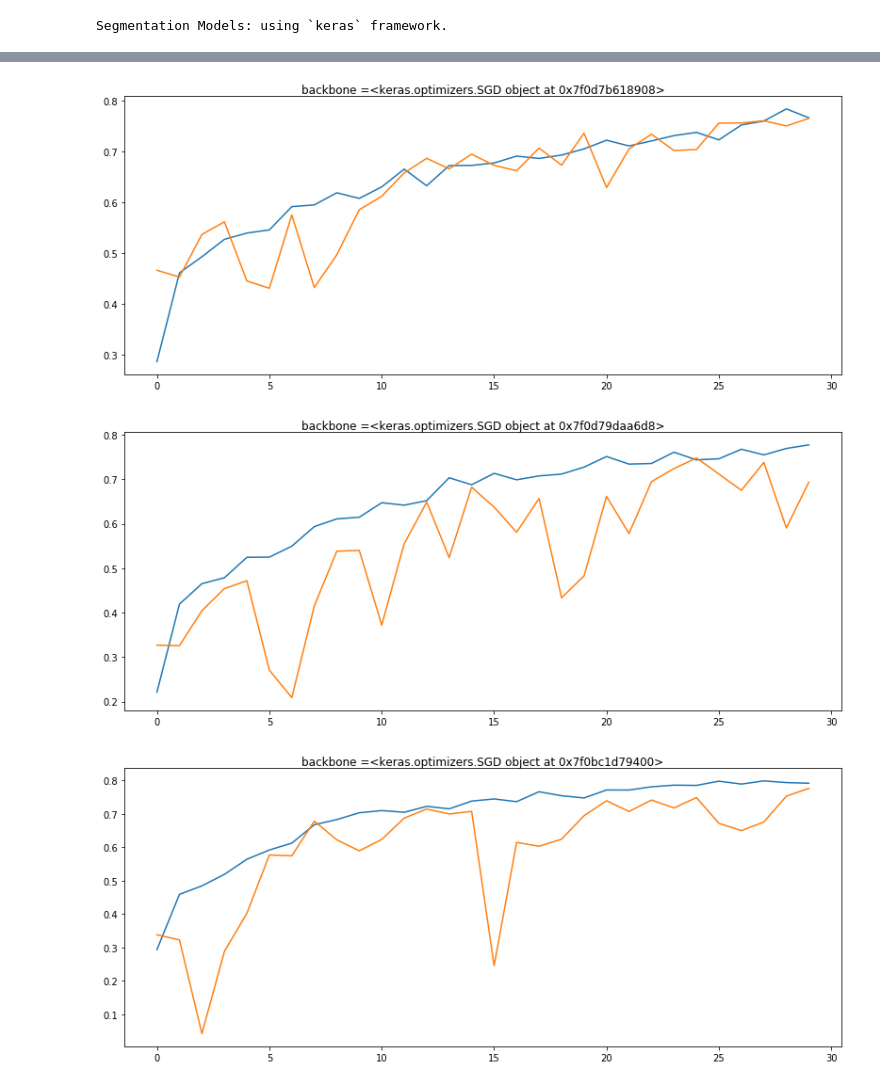
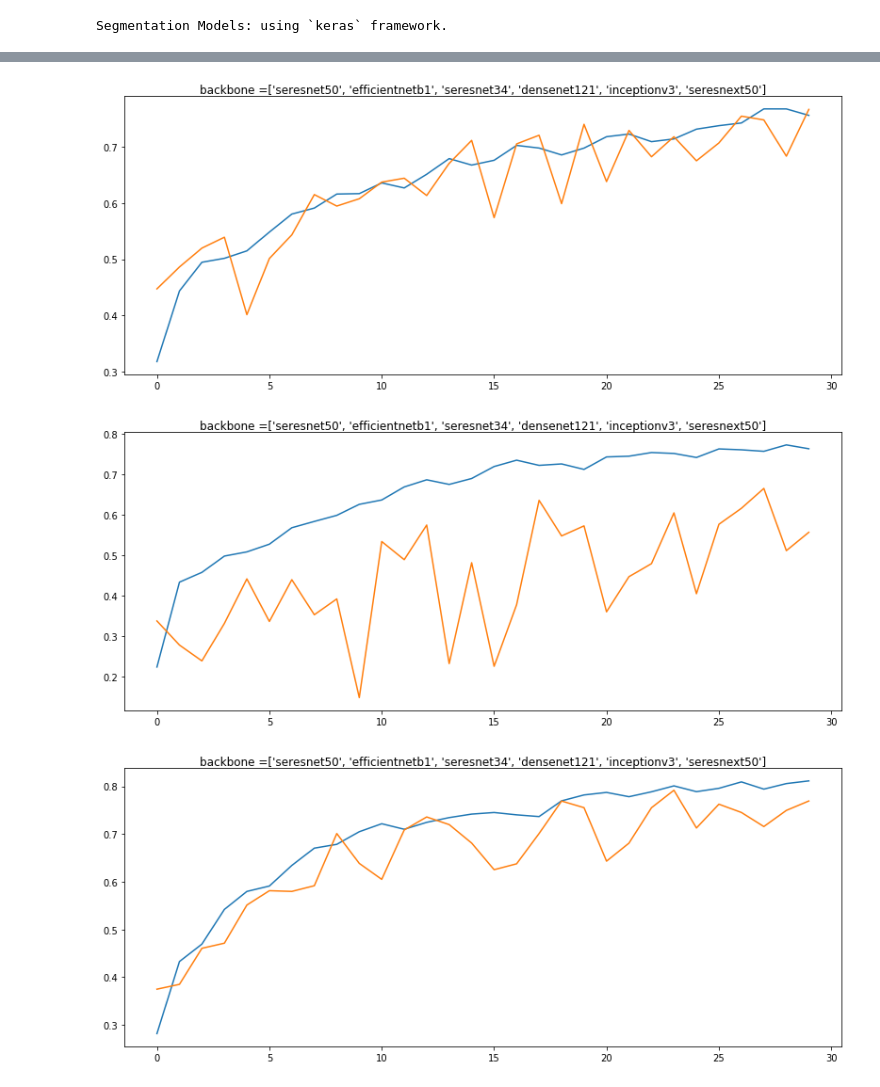
Before and after one commit to fambargh/evaluate, a Jupyter notebook: segmentation_backbone.ipynb, the cells around one changed output, grey strips where cells are left out. Saved outputs shown, nothing was run; the diff lists cells and outputs as text; code cells hidden in the pictures.

```diff
--- a/segmentation_backbone.ipynb
+++ b/segmentation_backbone.ipynb
@@ -378,7 +380,42 @@ from matplotlib import pyplot
 
 
 # fit a model and plot learning curve
-def fit_model(train_data, validimage, BACKBONE):
+def fit_model( BACKBONE):
+  BATCH_SIZE = 2
+  CLASSES = ['oc']
+  #LR = 0.01
+  EPOCHS = 30
+  n_classes = 1 if len(CLASSES) == 1 else (len(CLASSES) + 1)  # case for binary and multiclass segmentation
+
+  preprocess_input = sm.get_preprocessing(BACKBONE)
+  # Dataset for train images
+  train_dataset = Dataset(
+      x_train_dir,
+      y_train_dir,
+      classes=CLASSES,
+      augmentation=get_training_augmentation(),
+      preprocessing=get_preprocessing(preprocess_input),
+      )
+  print(',,,')
+
+  # Dataset for validation images
+  valid_dataset = Dataset(
+      x_valid_dir,
+      y_valid_dir,
+      classes=CLASSES,
+      augmentation=get_validation_augmentation(),
+      preprocessing=get_preprocessing(preprocess_input),
+      )
+  train_dataloader = Dataloder(train_dataset, batch_size=BATCH_SIZE, shuffle=True)
+  valid_dataloader = Dataloder(valid_dataset, batch_size=1, shuffle=False)
+  # check shapes for errors
+  assert train_dataloader[0][0].shape == (BATCH_SIZE, 128, 128, 3)
+  assert train_dataloader[0][1].shape == (BATCH_SIZE, 128, 128, n_classes)
+  # define callbacks for learning rate scheduling and best checkpoints saving
+  callbacks = [
+               keras.callbacks.ModelCheckpoint('./best_model.h5', save_weights_only=True, save_best_only=True, mode='min'),
+               keras.callbacks.ReduceLROnPlateau(),
+               ]
   # define model
   # define network parameters
   n_classes = 1 if len(CLASSES) == 1 else (len(CLASSES) + 1)  # case for binary and multiclass segmentation
@@ -393,18 +430,18 @@ def fit_model(train_data, validimage, BACKBONE):
   ##model.compile(loss='categorical_crossentropy', optimizer=opt, metrics=['accuracy'])
   # fit model
   history = model.fit_generator(train_dataloader,
-                                steps_per_epoch=len(train_data),
+                                steps_per_epoch=len(train_dataloader),
                                 epochs=EPOCHS,
                                 #callbacks=callbacks,
-                                validation_data=validimage,
-                                validation_steps=len(validimage),
+                                validation_data=valid_dataloader,
+                                validation_steps=len(valid_dataloader),
                                 )
   ###history = model.fit(trainX, trainy, validation_data=(testX, testy), epochs=200, verbose=0)
   # plot learning curves
   ###plt.plot(history.history[])
   pyplot.plot(history.history['f1-score'], label='train')
   pyplot.plot(history.history['val_f1-score'], label='test')
-  pyplot.title('backbone ='+str(opt), pad=-50)
+  pyplot.title('backbone ='+str(backbone), pad=-50)
   #plt.title('Model loss')
 
 
@@ -412,7 +449,7 @@ def fit_model(train_data, validimage, BACKBONE):
 ###trainX, trainy, testX, testy = prepare_data()
 # create learning curves for different learning rates
 #learning_rates = [ 1E-1, 1E-2, 1E-3, 1E-4, 1E-5, 1E-6]
-backbone = ['seresnet50', 'efficientnetb1', 'resnet34', 'densenet121', 'seresnext50', 'inceptionv3', 'seresnet34']
+backbone = ['seresnet50', 'efficientnetb1', 'seresnet34', 'densenet121','inceptionv3','seresnext50']
 #optimum = [SGD(lr=0.01, momentum=0.0, nesterov=False), Adam(lr=0.001, beta_1=0.9, beta_2=0.999), RMSprop(lr=0.001, rho=0.9)]
 for i in range(len(backbone)):
 	# determine the plot number
@@ -422,7 +459,7 @@ for i in range(len(backbone)):
   #plot_no2=820+(i+len(optimum))
   # fit model and plot learning curves for a learning rate
   print('opt is : ' +str(backbone[i]))
-  fit_model(train_dataloader, valid_dataloader, backbone[i])
+  fit_model( backbone[i])
 # show learning curves
 pyplot.show()
 # define network parameters
@@ -452,3 +519,3 @@ Epoch 30/30
-[figure, old version]
+[figure, new version]
-[figure, old version]
+[figure, new version]
-[figure, old version]
+[figure, new version]
```
Also changed, not shown: parts of 4 cells of this notebook.
